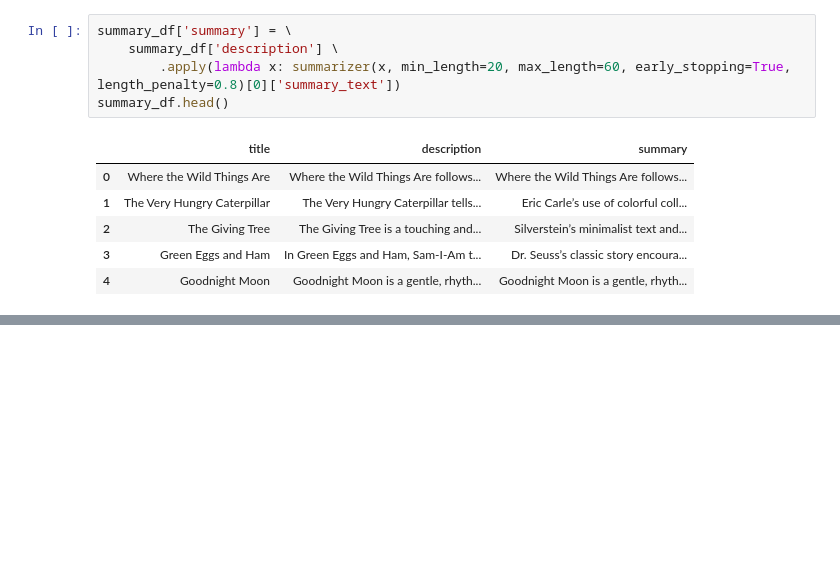
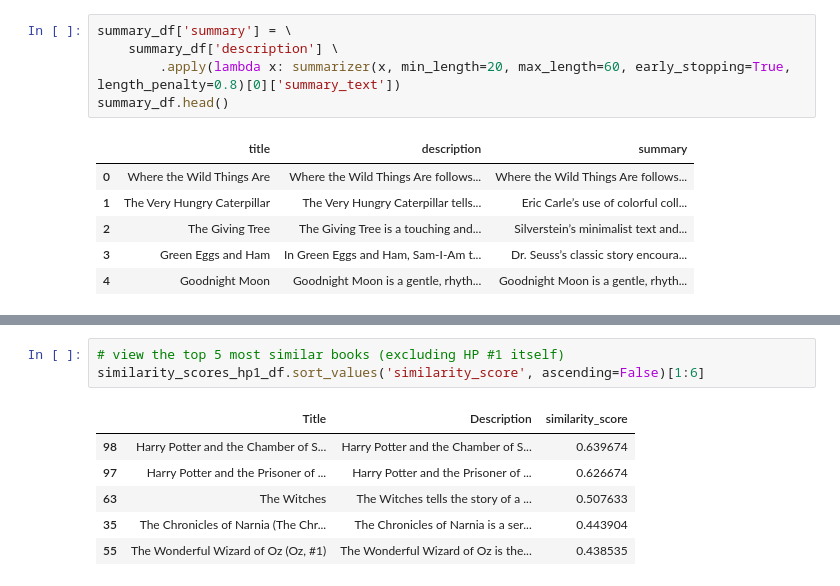
Before and after one commit to janesg/nlp-in-python, a Jupyter notebook: notebooks/assignment_transformers.ipynb, the cells around one changed output, grey strips where cells are left out. Saved outputs shown, nothing was run; the diff lists cells and outputs as text; blank space fills up the shorter version.

```diff
--- a/notebooks/assignment_transformers.ipynb
+++ b/notebooks/assignment_transformers.ipynb
@@ -326,0 +398,10 @@ summary_df.head()
+# %%
+# view the top 5 most similar books (excluding HP #1 itself)
+similarity_scores_hp1_df.sort_values('similarity_score', ascending=False)[1:6]
+# %% [output]
+|  | Title | Description | similarity_score |
+| 98 | Harry Potter and the Chamber of S... | Harry Potter and the Chamber of S... | 0.639674 |
+| 97 | Harry Potter and the Prisoner of ... | Harry Potter and the Prisoner of ... | 0.626674 |
+| 63 | The Witches | The Witches tells the story of a ... | 0.507633 |
+| 35 | The Chronicles of Narnia (The Chr... | The Chronicles of Narnia is a ser... | 0.443904 |
+| 55 | The Wonderful Wizard of Oz (Oz, #1) | The Wonderful Wizard of Oz is the... | 0.438535 |
```
Also changed, not shown: parts of 8 cells of this notebook, 1 other file.
